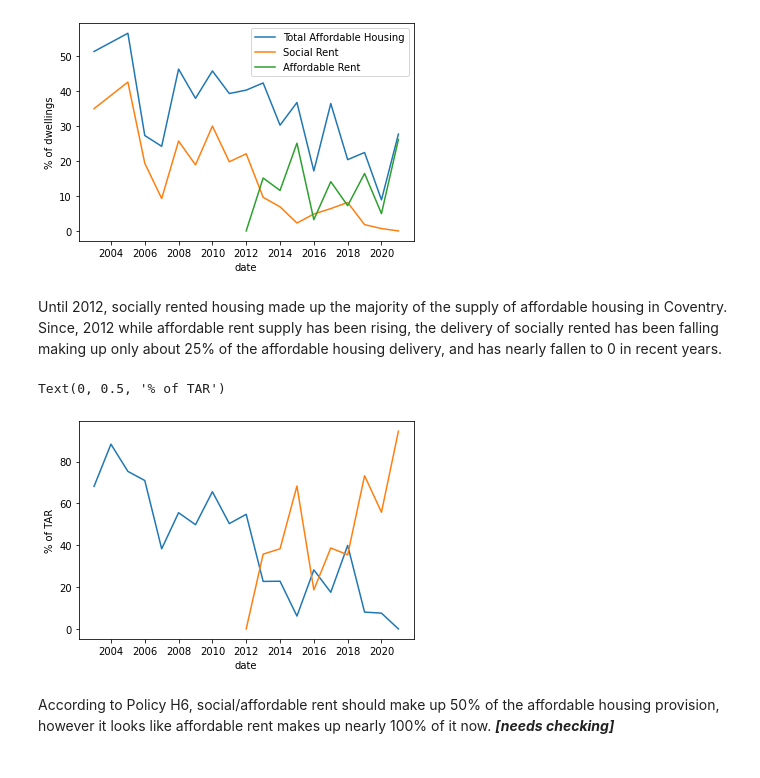
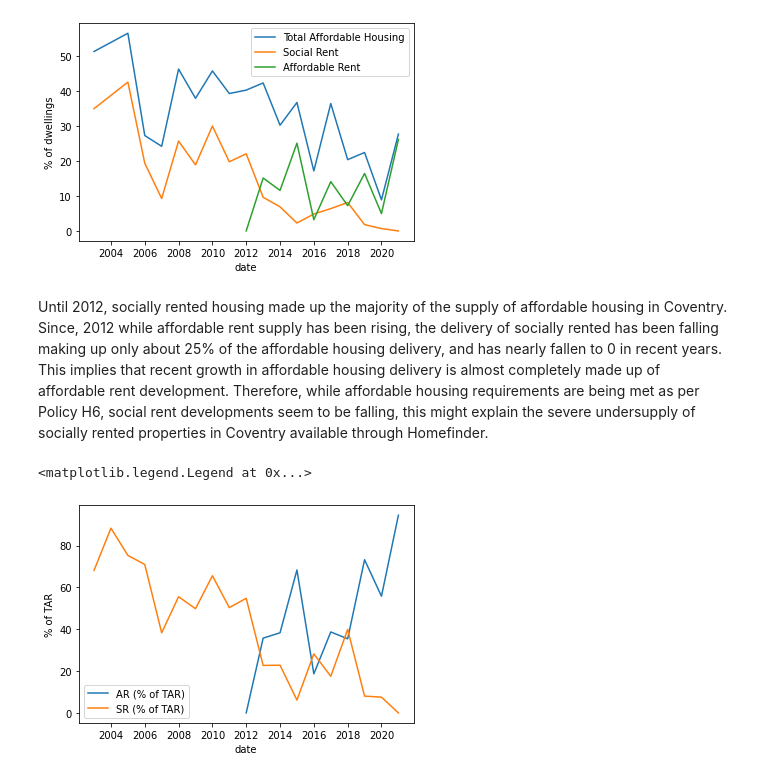
Before and after one commit to potato-bit/RA, a Jupyter notebook: cleaned datasets/analysis_h6.ipynb, the cells around one changed output. Drawn from its saved outputs; the diff is of its cells as text; code cells hidden in the pictures.

```diff
--- a/cleaned datasets/analysis_h6.ipynb
+++ b/cleaned datasets/analysis_h6.ipynb
@@ -175,6 +164,3 @@ import itertools
 comb = itertools.product(range(3),repeat=2)
 comb = list(comb)
 comb.append((3,0))
-# %%
-for x,y in enumerate(comb):
-    print(x,y)
@@ -237,4 +212,4 @@ for x in ['TAR_p','SR_p','AR_p']:
 # %% [markdown]
 Visualising delivery of housing in Coventry
 # %%
-dcov_t['AR_req'] = 0.25*dcov_t.loc[dcov_t.year>2010,'netD']
+dcov_t['AR_req'] = 0.25*dcov_t.loc[dcov_t.year>2010,'TD']
@@ -262,17 +239,16 @@ ax1.invert_yaxis()
 # %% [output]
 [figure]
 # %% [markdown]
-Until 2012, socially rented housing made up the majority of the supply of affordable housing in Coventry. Since, 2012 while affordable rent supply has been rising, the delivery of socially rented has been falling making up only about 25% of the affordable housing delivery, and has nearly fallen to 0 in recent years.
+Until 2012, socially rented housing made up the majority of the supply of affordable housing in Coventry. Since, 2012 while affordable rent supply has been rising, the delivery of socially rented has been falling making up only about 25% of the affordable housing delivery, and has nearly fallen to 0 in recent years. This implies that recent growth in affordable housing delivery is almost completely made up of affordable rent development. Therefore, while affordable housing requirements are being met as per Policy H6, social rent developments seem to be falling, this might explain the severe undersupply of socially rented properties in Coventry available through Homefinder.
 # %%
 dcov_t['SR/TAR'] = dcov_t['SR']/dcov_t['TAR']*100
 dcov_t['AR/TAR'] = dcov_t['AR']/dcov_t['TAR']*100
 # %%
 fig, ax = plt.subplots()
-ax0 = sns.lineplot(x='date',y='SR/TAR',data=dcov_t)
-ax1 = sns.lineplot(x='date',y='AR/TAR',data=dcov_t)
+ax0 = sns.lineplot(x='date',y='AR/TAR',data=dcov_t)
+ax1 = sns.lineplot(x='date',y='SR/TAR',data=dcov_t)
 plt.ylabel('% of TAR')
+plt.legend(['AR (% of TAR)','SR (% of TAR)'])
 # %% [output]
-Text(0, 0.5, '% of TAR')
+<matplotlib.legend.Legend at 0x...>
-[figure, old version]
+[figure, new version]
-# %% [markdown]
-According to Policy H6, social/affordable rent should make up 50% of the affordable housing provision, however it looks like affordable rent makes up nearly 100% of it now. _**[needs checking]**_
```
Also changed, not shown: parts of 20 cells of this notebook, 32 other files.
